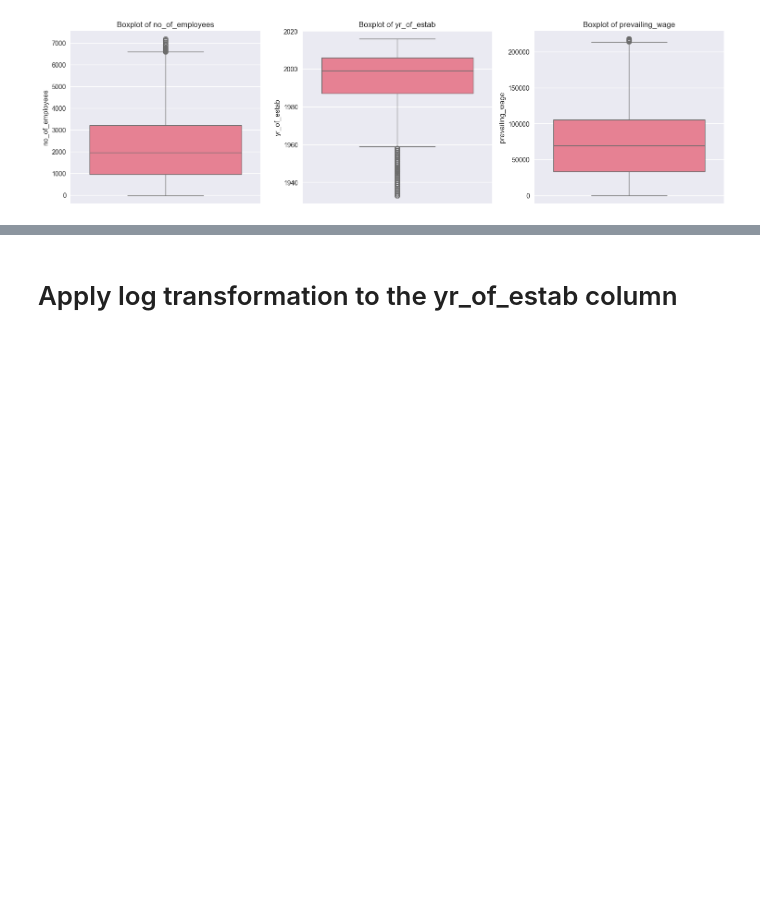
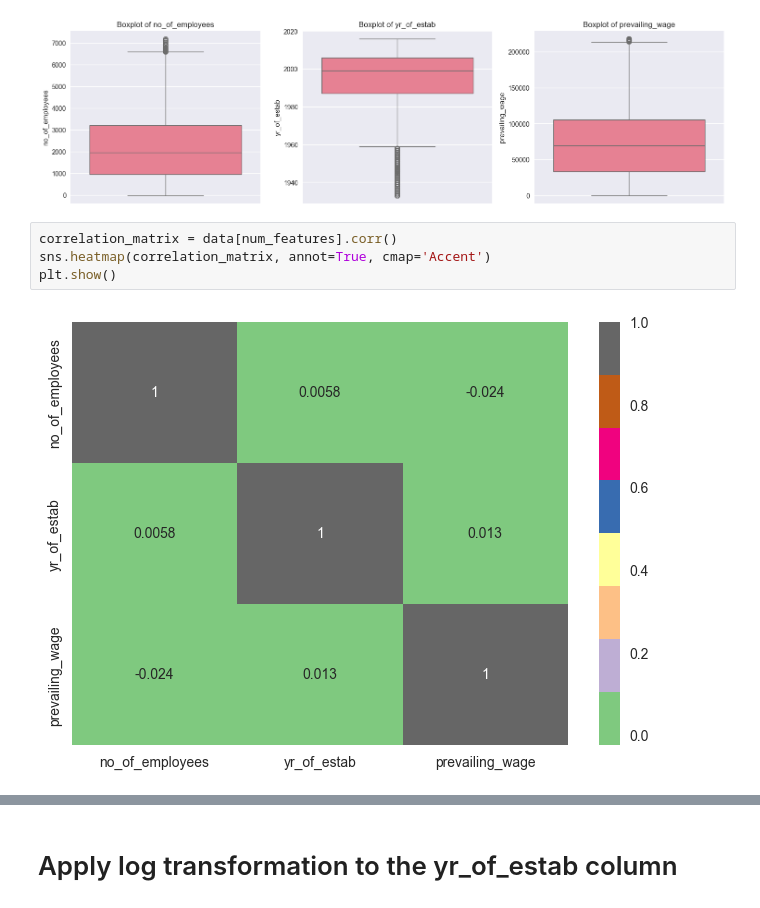
Before and after one commit to ADEOYE-MARY25/My_Task, a Jupyter notebook: week_12/preprocessed_Visa_dataset.ipynb, the cells around one changed output, grey strips where cells are left out. Drawn from its saved outputs; the diff is of its cells as text; blank space fills up the shorter version.

```diff
--- a/week_12/preprocessed_Visa_dataset.ipynb
+++ b/week_12/preprocessed_Visa_dataset.ipynb
@@ -119,3 +129,9 @@ for i, variable in enumerate(numeric_columns):
 plt.show()
 # %% [output]
 [figure]
+# %%
+correlation_matrix = data[num_features].corr()
+sns.heatmap(correlation_matrix, annot=True, cmap='Accent')
+plt.show()
+# %% [output]
+[figure, added]
```
Also changed, not shown: parts of 19 cells of this notebook, 2 other files.
